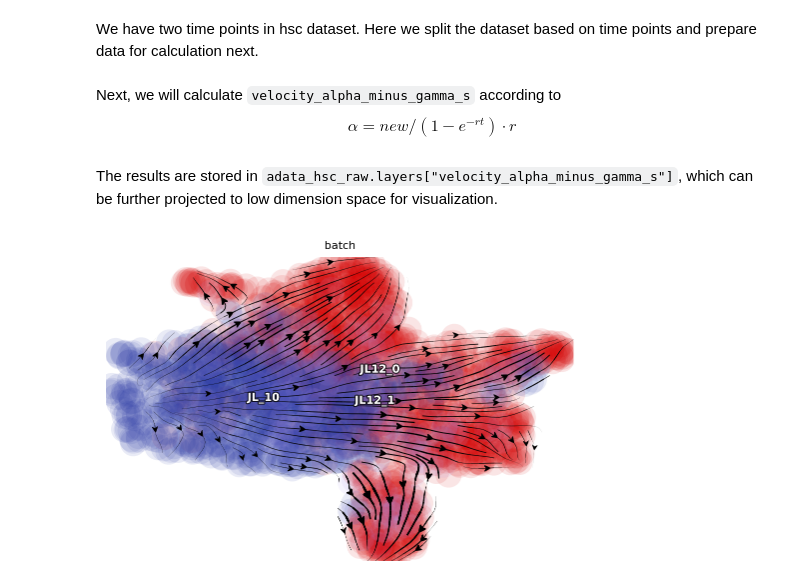
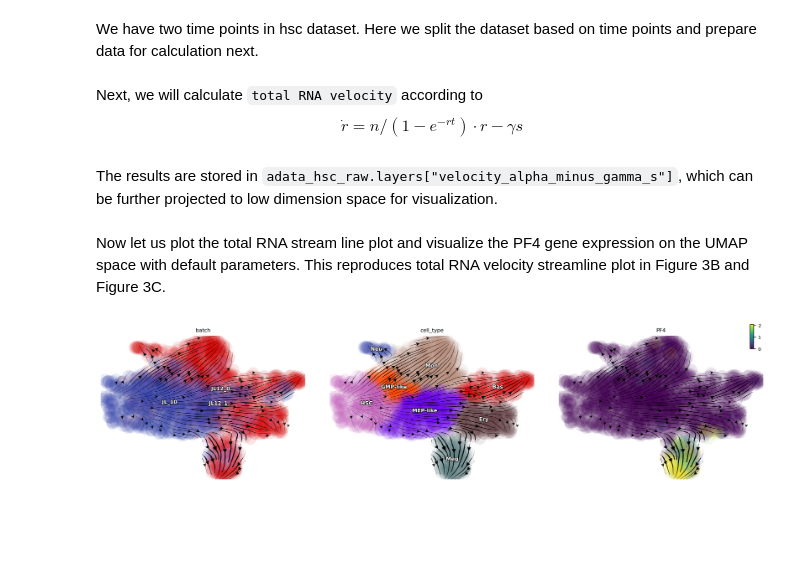
Before and after one commit to aristoteleo/dynamo_readthedocs, a Jupyter notebook: docs/source/notebooks/tutorial_hsc_velocity.ipynb, the cells around one changed output. Saved outputs shown, nothing was run; the diff lists cells and outputs as text; code cells hidden in the pictures; blank space fills up the shorter version.

```diff
--- a/docs/source/notebooks/tutorial_hsc_velocity.ipynb
+++ b/docs/source/notebooks/tutorial_hsc_velocity.ipynb
@@ -119,7 +130,6 @@ We have two time points in hsc dataset. Here we split the dataset based on time
 # %%
 pca_genes = adata_hsc_raw.var.use_for_pca
 new_expr = adata_hsc_raw[:, pca_genes].layers["M_n"]
-gamma = adata_hsc_raw[:, pca_genes].var.gamma
 time_3_gamma = adata_hsc_raw[:, pca_genes].var.time_3_gamma.astype(float)
 time_5_gamma = adata_hsc_raw[:, pca_genes].var.time_5_gamma.astype(float)
 
@@ -129,7 +139,7 @@ M_s = adata_hsc_raw.layers["M_s"][:, pca_genes]
 time_3_cells = adata_hsc_raw.obs.time == 3
 time_5_cells = adata_hsc_raw.obs.time == 5
 # %% [markdown]
-Next, we will calculate `velocity_alpha_minus_gamma_s` according to $$\alpha = new / (1 - e^{-rt}) \cdot r$$
+Next, we will calculate `total RNA velocity` according to $$\dot{r} = n / (1 - e^{-rt}) \cdot r - \gamma s$$
 # %%
 def alpha_minus_gamma_s(new, gamma, t, M_s):
     # equation: alpha = new / (1 - e^{-rt}) * r
@@ -155,16 +173,11 @@ The results are stored in `adata_hsc_raw.layers["velocity_alpha_minus_gamma_s"]`
+# %% [markdown]
+Now let us plot the total RNA stream line plot and visualize the PF4 gene expression on the UMAP space with default parameters. This reproduces total RNA velocity streamline plot in Figure 3B and Figure 3C.
 # %%
-dyn.tl.cell_velocities(
-    adata_hsc_raw,
-    enforce=True,
-    X=adata_hsc_raw.layers["M_t"],
-    V=adata_hsc_raw.layers["velocity_alpha_minus_gamma_s"],
-    method="cosine",
-);
 dyn.pl.streamline_plot(
     adata_hsc_raw,
-    color=["batch"],
+    color=["batch", "cell_type", "PF4"],
     ncols=4,
     basis="umap",
 )
 # %% [output]
-[figure, old version]
+[figure, new version]
```
Also changed, not shown: parts of 14 cells of this notebook.
